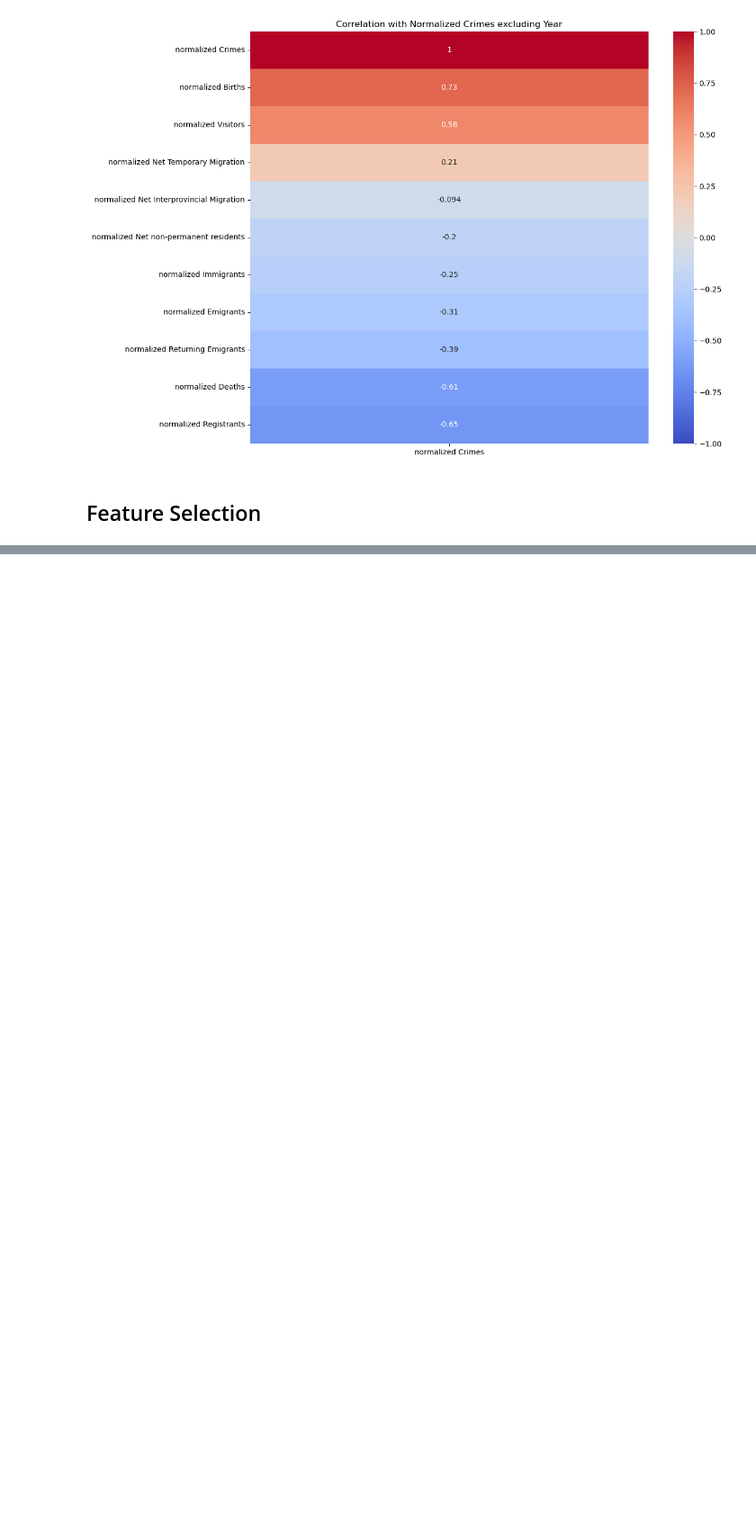
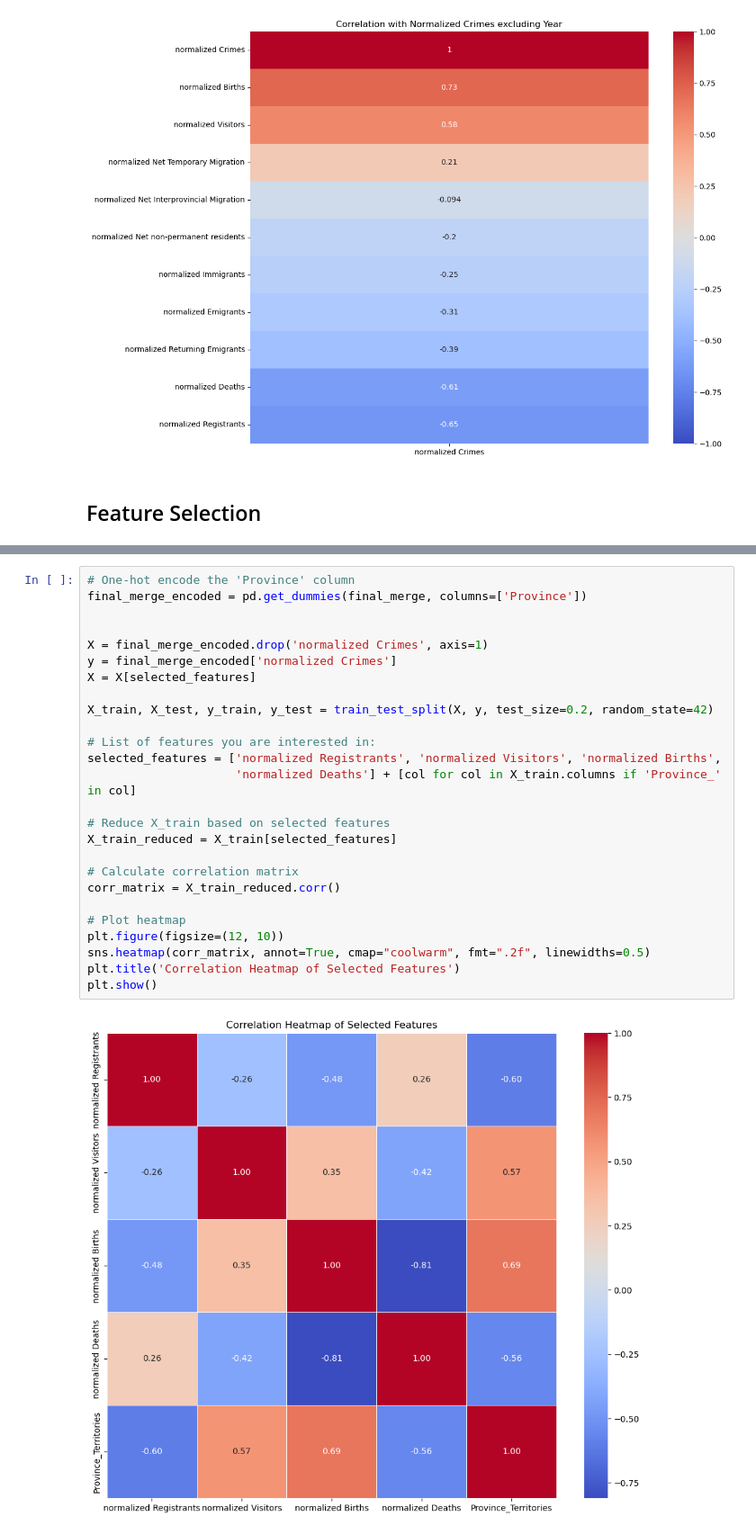
Before and after one commit to imadahmad97/capstone, a Jupyter notebook: report.ipynb, the cells around one changed output, grey strips where cells are left out. Shown at 90% size. Cells and saved outputs as stored; diff of their text form; blank space fills up the shorter version.

```diff
--- a/report.ipynb
+++ b/report.ipynb
@@ -183,0 +221,28 @@ Selected features: Index(['normalized Births', 'normalized Deaths', 'normalized
+# %%
+# One-hot encode the 'Province' column
+final_merge_encoded = pd.get_dummies(final_merge, columns=['Province'])
+
+
+X = final_merge_encoded.drop('normalized Crimes', axis=1)
+y = final_merge_encoded['normalized Crimes']
+X = X[selected_features]
+
+X_train, X_test, y_train, y_test = train_test_split(X, y, test_size=0.2, random_state=42)
+
+# List of features you are interested in:
+selected_features = ['normalized Registrants', 'normalized Visitors', 'normalized Births',
+                     'normalized Deaths'] + [col for col in X_train.columns if 'Province_' in col]
+
+# Reduce X_train based on selected features
+X_train_reduced = X_train[selected_features]
+
+# Calculate correlation matrix
+corr_matrix = X_train_reduced.corr()
+
+# Plot heatmap
+plt.figure(figsize=(12, 10))
+sns.heatmap(corr_matrix, annot=True, cmap="coolwarm", fmt=".2f", linewidths=0.5)
+plt.title('Correlation Heatmap of Selected Features')
+plt.show()
+# %% [output]
+[figure, added]
```
Also changed, not shown: parts of 16 cells of this notebook.
